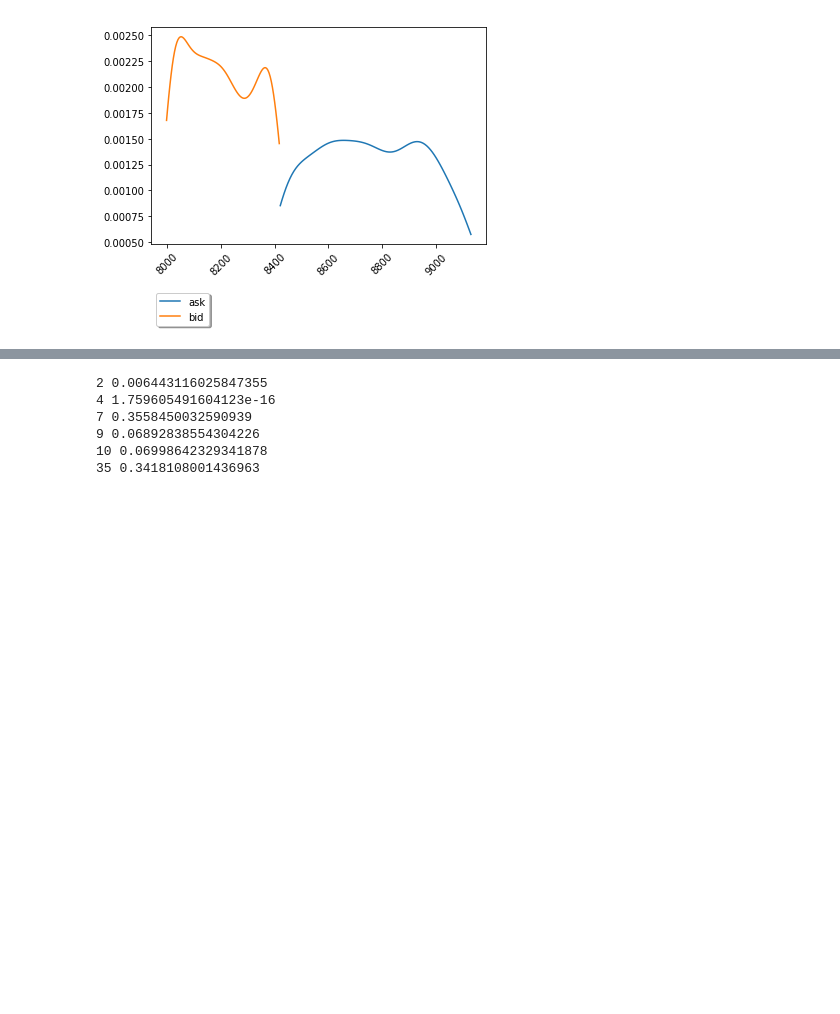
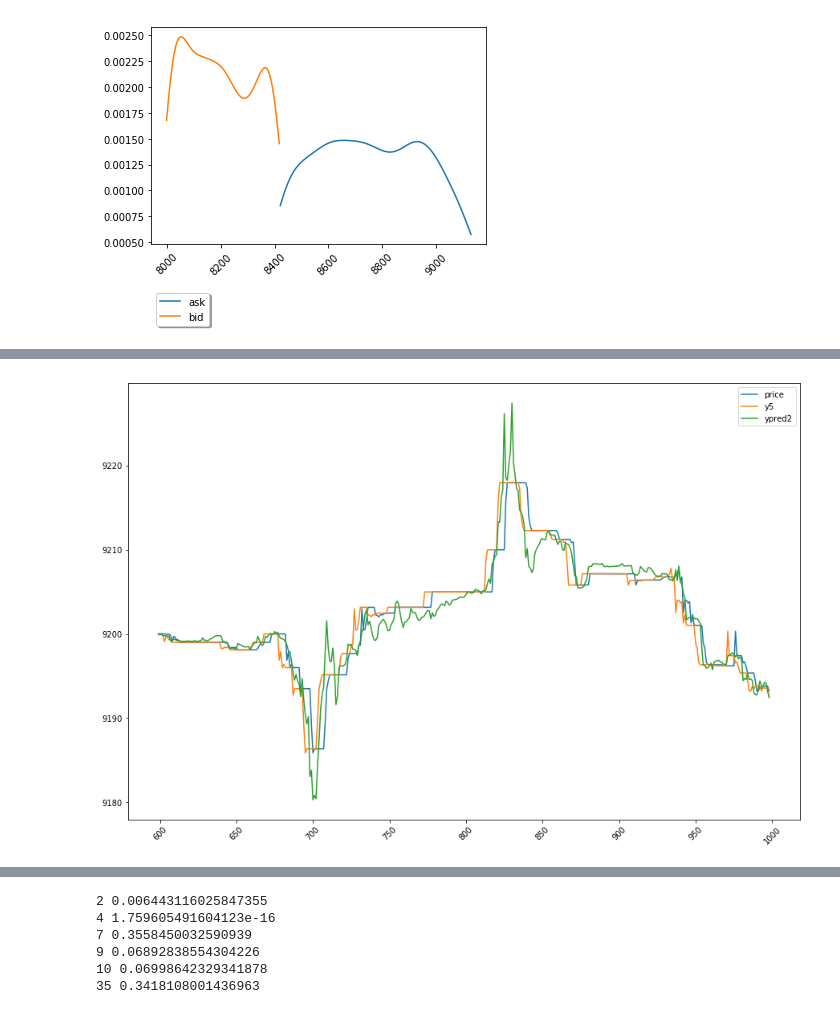
Before and after one commit to antogranell/gdax, a Jupyter notebook: price_model2.ipynb, the cells around one changed output, grey strips where cells are left out. Cells and saved outputs as stored; diff of their text form; code cells hidden in the pictures; blank space fills up the shorter version.

```diff
--- a/price_model2.ipynb
+++ b/price_model2.ipynb
@@ -267,6 +268,12 @@ dfpred.columns = ['time','ypred1','ypred2']
 dfh['time'] = dfh['time'].map(str)
 dfres1 = pd.merge(dfh[['time','price', y]], dfpred, how='left', on='time')
 dfres1 = dfres1[-dfres1.ypred1.isnull()][['time','price', y, 'ypred1','ypred2']]
+# %%
+plt.rcParams["figure.figsize"] = (15,10)
+dfres1.iloc[500:900,:][['price', y, 'ypred2']].plot()
+plt.xticks(rotation=45);
+# %% [output]
+[figure, added]
 # %%
 plt.rcParams["figure.figsize"] = (15,10)
 dfres1[['price', y, 'ypred2']].plot()
```
Also changed, not shown: parts of 4 cells of this notebook.
